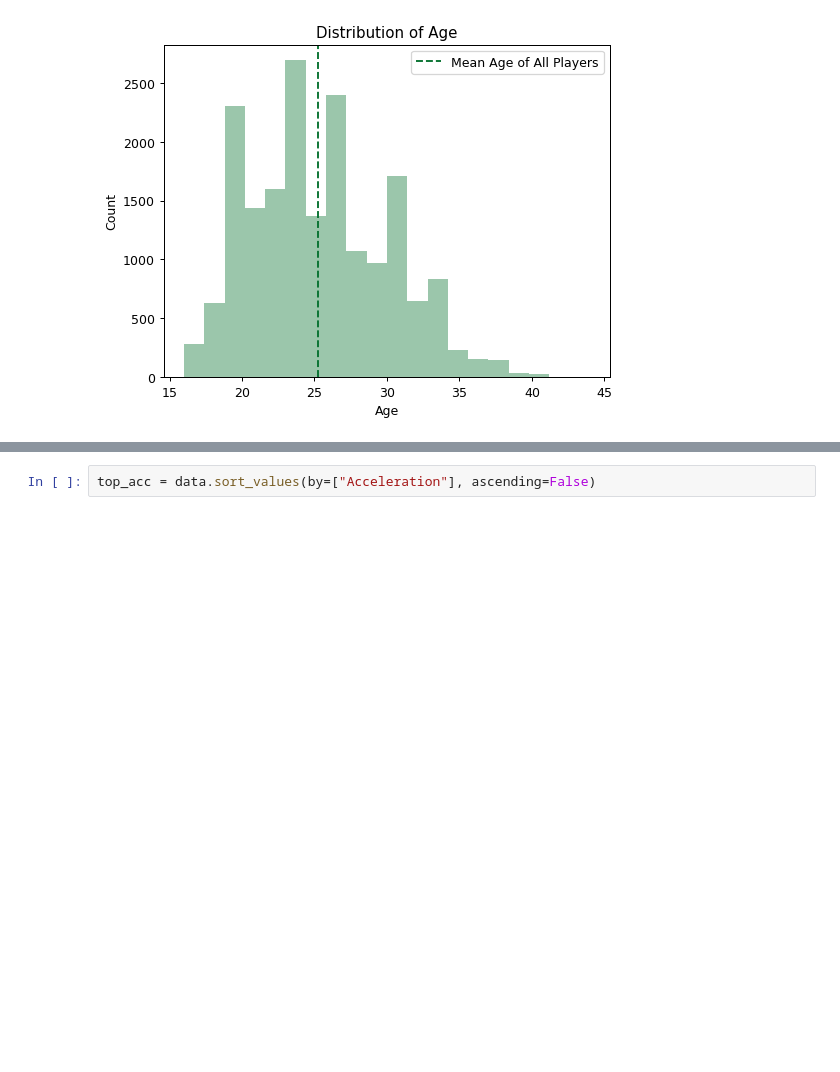
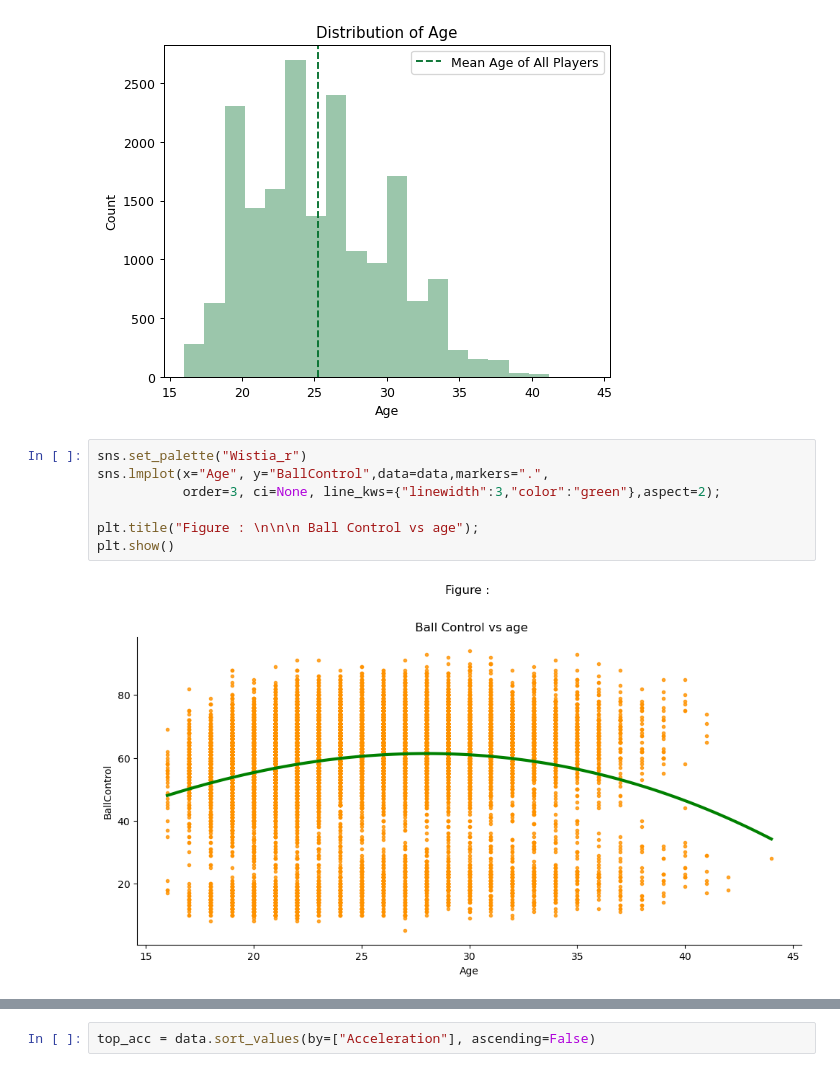
Before and after one commit to msaurabhraj/SkillFusionX_Ml_project, a Jupyter notebook: EDA.ipynb, the cells around one changed output, grey strips where cells are left out. Saved outputs shown, nothing was run; the diff lists cells and outputs as text; blank space fills up the shorter version.

```diff
--- a/EDA.ipynb
+++ b/EDA.ipynb
@@ -96,3 +57,12 @@ plt.title('Distribution of Age')
 plt.show()
 # %% [output]
 [figure]
+# %%
+sns.set_palette("Wistia_r")
+sns.lmplot(x="Age", y="BallControl",data=data,markers=".",
+           order=3, ci=None, line_kws={"linewidth":3,"color":"green"},aspect=2);
+
+plt.title("Figure : \n\n\n Ball Control vs age");
+plt.show()
+# %% [output]
+[figure, added]
```
Also changed, not shown: parts of 29 cells of this notebook, 6 other files.
